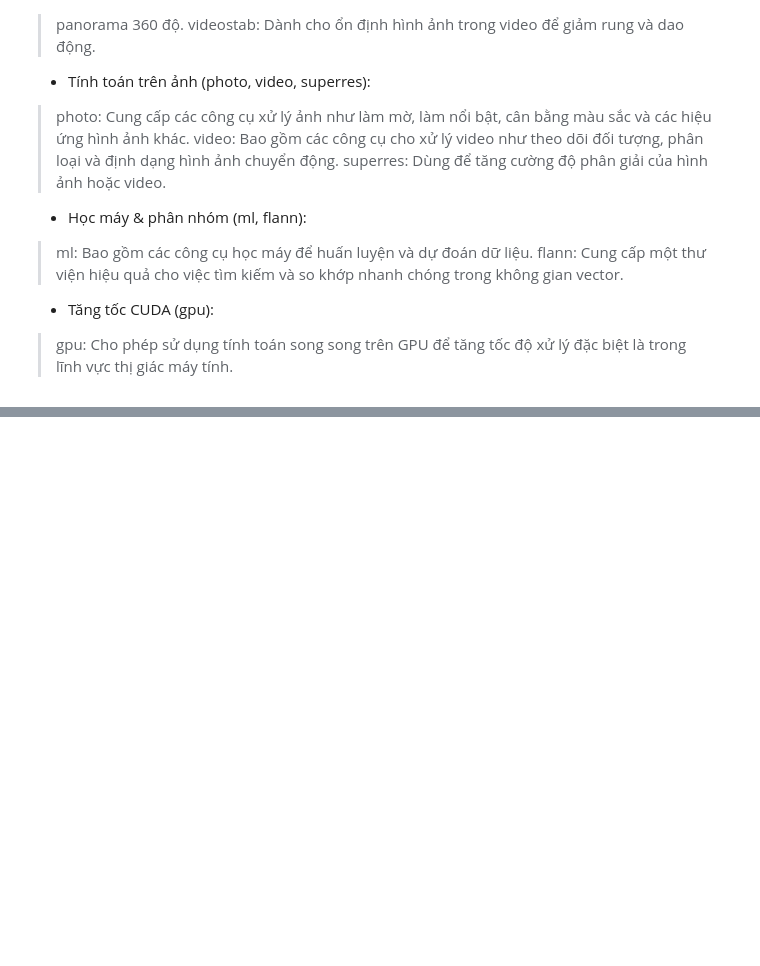
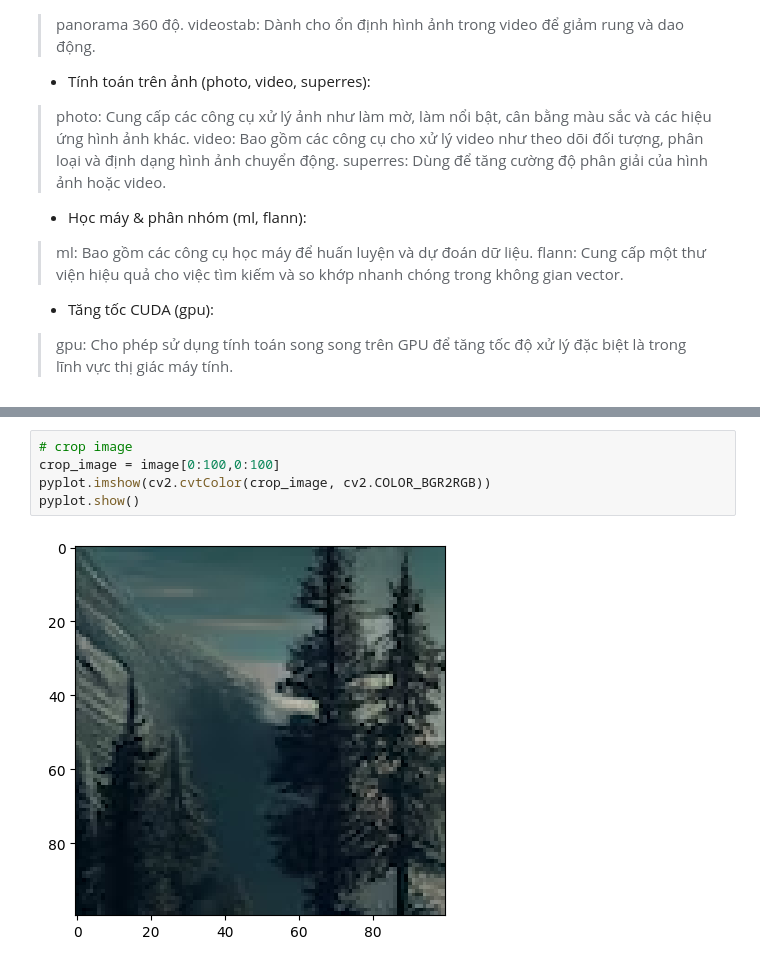
Before and after one commit to lightningdhna/intern_20232, a Jupyter notebook: opencv.ipynb, the cells around one changed output, grey strips where cells are left out. Drawn from its saved outputs; the diff is of its cells as text; blank space fills up the shorter version.

```diff
--- a/opencv.ipynb
+++ b/opencv.ipynb
@@ -56,0 +85,7 @@ error: OpenCV(4.9.0) d:\a\opencv-python\opencv-python\opencv\modules\imgproc\src
+# %%
+# crop image
+crop_image = image[0:100,0:100]
+pyplot.imshow(cv2.cvtColor(crop_image, cv2.COLOR_BGR2RGB))
+pyplot.show()
+# %% [output]
+[figure, added]
```
Also changed, not shown: parts of 19 cells of this notebook, 2 other files.
